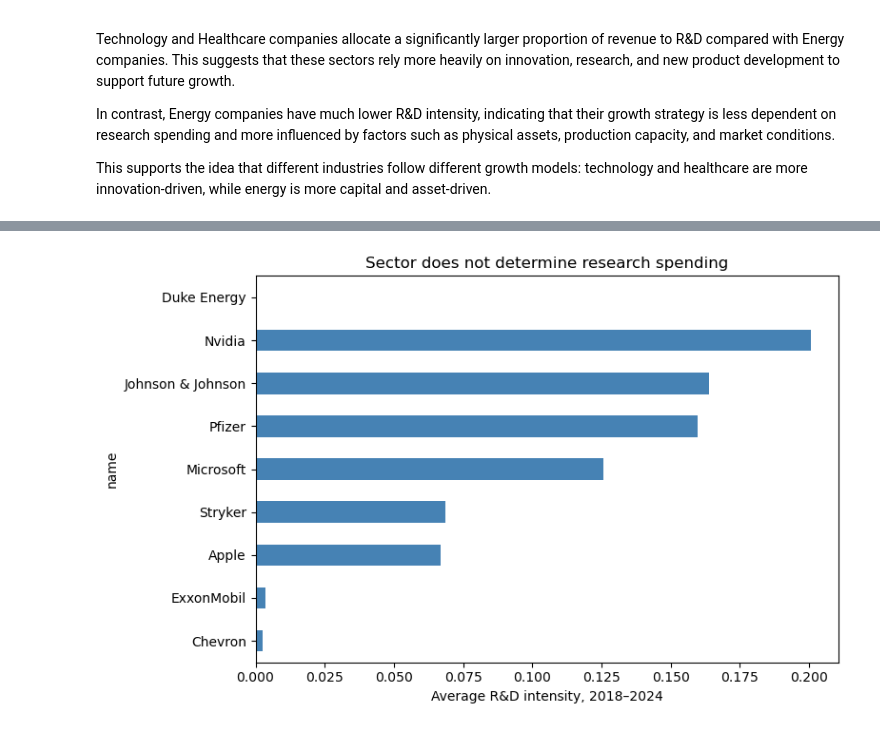
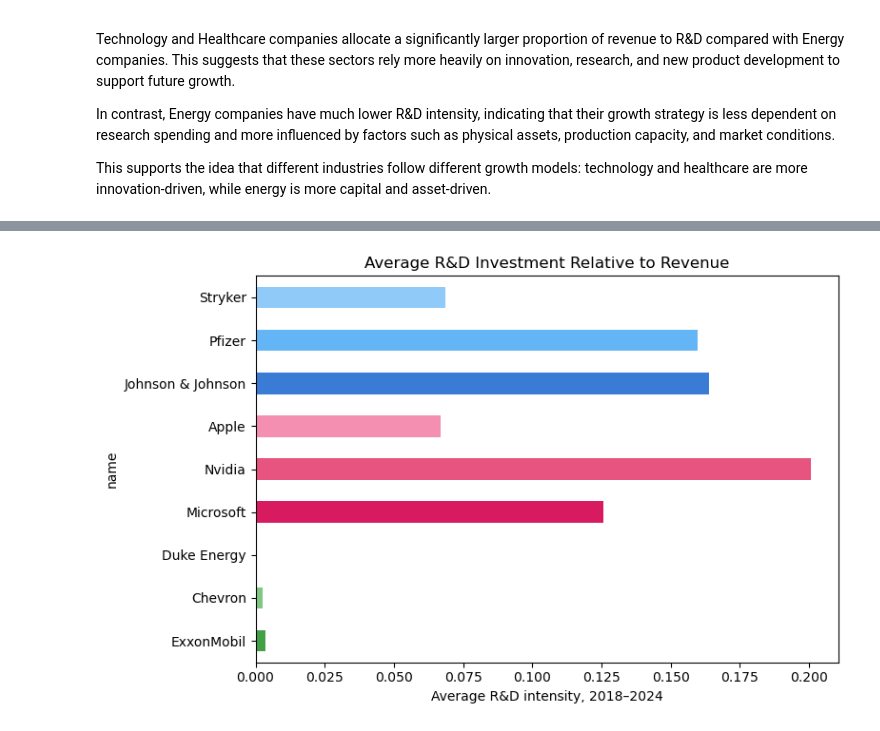
Before and after one commit to silyzch/me204-final-project., a Jupyter notebook: notebooks/NB03-silyzch-Data-Analysis.ipynb, the cells around one changed output, grey strips where cells are left out. Saved outputs shown, nothing was run; the diff lists cells and outputs as text; code cells hidden in the pictures.

```diff
--- a/notebooks/NB03-silyzch-Data-Analysis.ipynb
+++ b/notebooks/NB03-silyzch-Data-Analysis.ipynb
@@ -177,11 +408,23 @@ plt.show()
 # %%
-avg = df.groupby("name")["rd_intensity"].mean().sort_values()
+avg = (
+    df.groupby("name")["rd_intensity"]
+    .mean()
+    .reindex([
+        "ExxonMobil", "Chevron", "Duke Energy",
+        "Microsoft", "Nvidia", "Apple",
+        "Johnson & Johnson", "Pfizer", "Stryker"
+    ])
+)
 
-avg.plot(kind="barh", figsize=(8, 5), color="steelblue")
+avg.plot(
+    kind="barh",
+    figsize=(8, 5),
+    color=[company_colors[col] for col in avg.index]
+)
 
 plt.xlabel("Average R&D intensity, 2018–2024")
-plt.title("Sector does not determine research spending")
+plt.title("Average R&D Investment Relative to Revenue")
 plt.tight_layout()
 plt.show()
 # %% [output]
-[figure, old version]
+[figure, new version]
```
Also changed, not shown: parts of 29 cells of this notebook.
